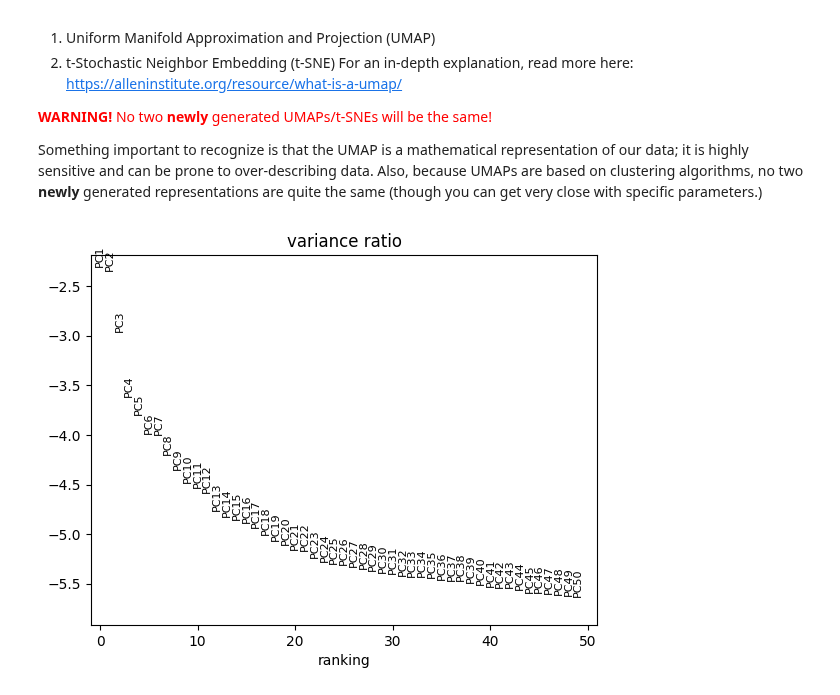
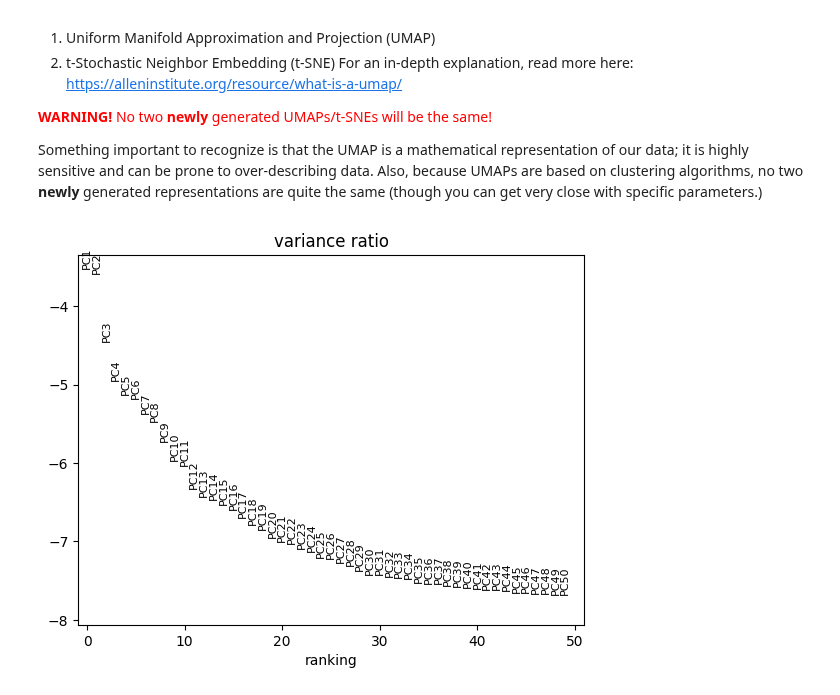
Before and after one commit to hvose-anschutz/viralogue-pipelines, a Jupyter notebook: scRNA-seq-pipeline/scRNA_part1_cellranger.ipynb, the cells around one changed output. Cells and saved outputs as stored; diff of their text form; code cells hidden in the pictures.

```diff
--- a/scRNA-seq-pipeline/scRNA_part1_cellranger.ipynb
+++ b/scRNA-seq-pipeline/scRNA_part1_cellranger.ipynb
@@ -411,10 +506,9 @@ sc.pp.log1p(adata_mid_filter)
 adata_cd3.layers["counts"] = adata_cd3.X.copy()
 # %%
 #STEP 10: Normalize and log-scale the data (subsets)
-sc.pp.normalize_total(adata_cd3)
-sc.pp.log1p(adata_cd3)
-# sc.pp.normalize_total(adata_ighm)
-# sc.pp.log1p(adata_ighm)
+adata.layers["counts"] = adata.X.copy()
+sc.pp.normalize_total(adata)
+sc.pp.log1p(adata)
 # %% [markdown]
 ## FEATURE SELECTION
 Even after our normalization and cell filtering, we still have over 20,000 genes contained in our dataset. For the purpose of our analysis, we want to try and reduce the dimensionality of our dataset to only look at the most descriptive and informative genes in our dataset. We can do this by using the built in `sc.pp.highly_variable_genes` function to determine which genes are the most representative of our dataset, based on the `batch_key` parameter. In this example, we want to find the 2000 most highly variable genes per infection type.
@@ -446,10 +540,10 @@ Something important to recognize is that the UMAP is a mathematical representati
 # %%
 #STEP 13: Calculate cell clusters based on a specified number of principal components. Based on the PCA from the previous step, if there is a noticeable flattening
 %matplotlib inline
-sc.pp.pca(adata_mid_filter)
-sc.pl.pca_variance_ratio(adata_mid_filter, n_pcs=50, log=True)
+sc.pp.pca(adata)
+sc.pl.pca_variance_ratio(adata, n_pcs=50, log=True)
 # sc.pp.neighbors(adata_ighm)
 # sc.tl.umap(adata_ighm)
 #sc.tl.tsne(adata_mid_filter)
 # %% [output]
-[figure, old version]
+[figure, new version]
```
Also changed, not shown: parts of 44 cells of this notebook, 8 other files.
